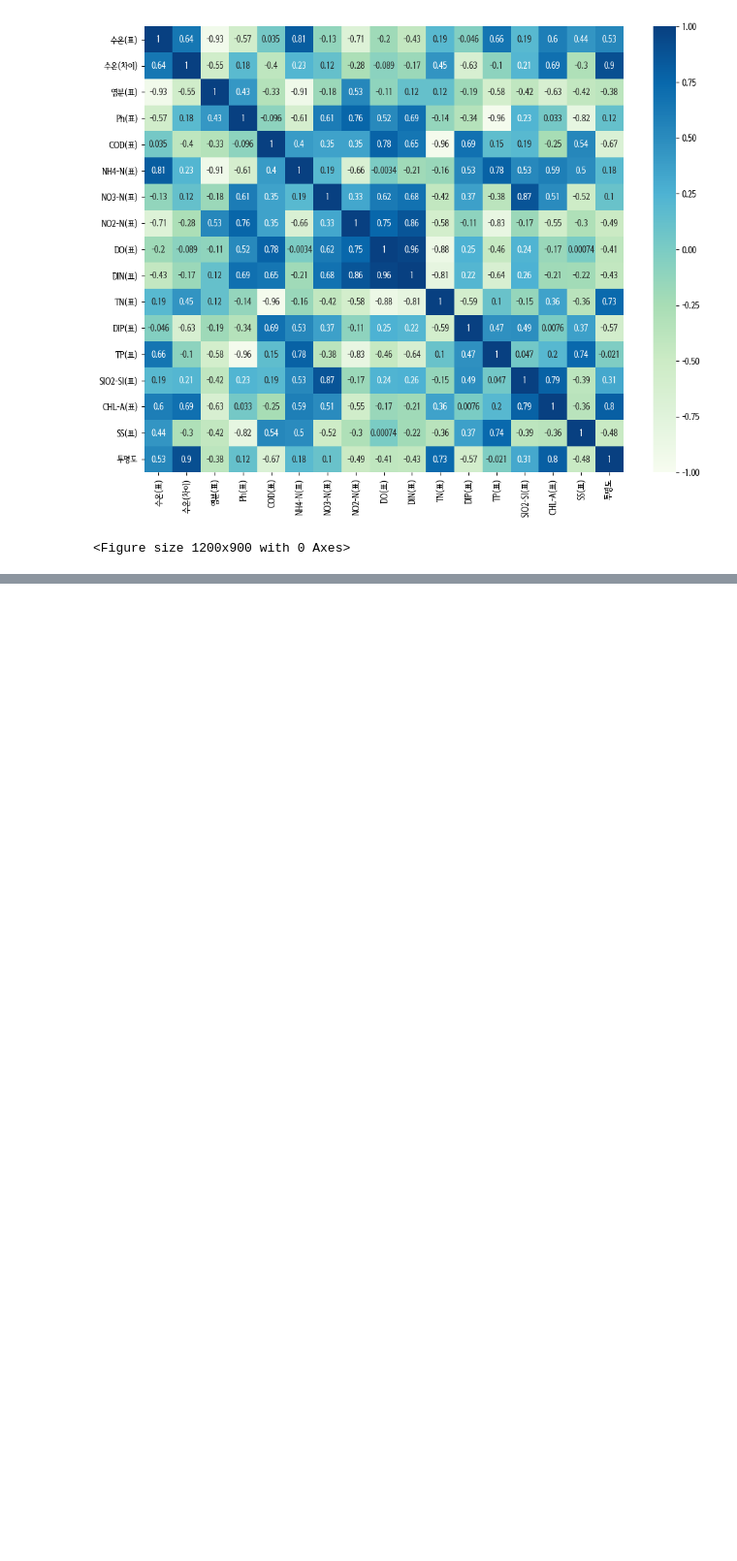
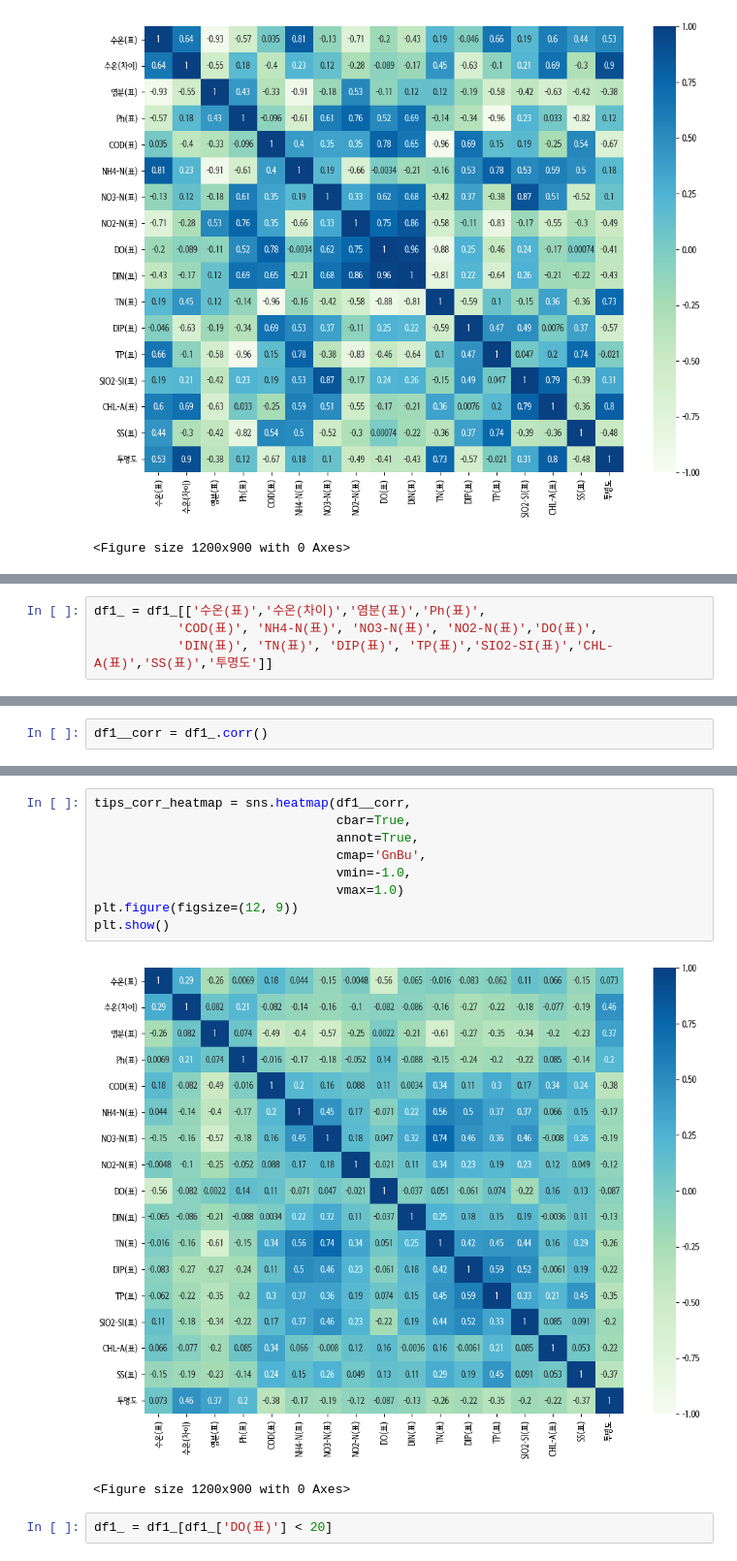
Before and after one commit to Hanhojjung/---_-----, a Jupyter notebook: knn(표).ipynb, the cells around one changed output, grey strips where cells are left out. Shown at 97% size. Saved outputs shown, nothing was run; the diff lists cells and outputs as text; blank space fills up the shorter version.

```diff
--- a/knn(표).ipynb
+++ b/knn(표).ipynb
@@ -446,0 +457,4 @@ plt.show()
+# %%
+df1_ = df1_[['수온(표)','수온(차이)','염분(표)','Ph(표)',
+           'COD(표)', 'NH4-N(표)', 'NO3-N(표)', 'NO2-N(표)','DO(표)',
+           'DIN(표)', 'TN(표)', 'DIP(표)', 'TP(표)','SIO2-SI(표)','CHL-A(표)','SS(표)','투명도']]
@@ -446,0 +465,2 @@ plt.show()
+# %%
+df1__corr = df1_.corr()
@@ -446,0 +491,14 @@ plt.show()
+# %%
+tips_corr_heatmap = sns.heatmap(df1__corr,
+                                cbar=True,
+                                annot=True,
+                                cmap='GnBu',
+                                vmin=-1.0,
+                                vmax=1.0)
+plt.figure(figsize=(12, 9))
+plt.show()
+# %% [output]
+[figure, added]
+<Figure size 1200x900 with 0 Axes>
+# %%
+df1_ = df1_[df1_['DO(표)'] < 20]
```
Also changed, not shown: parts of 8 cells of this notebook.
